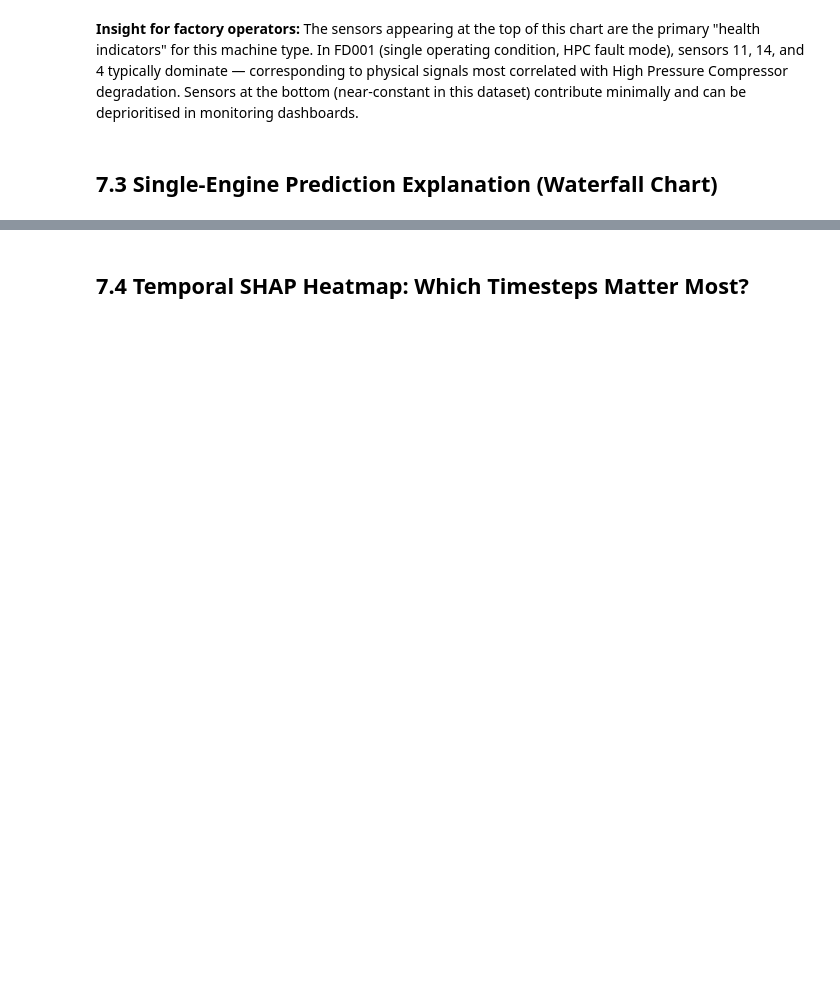
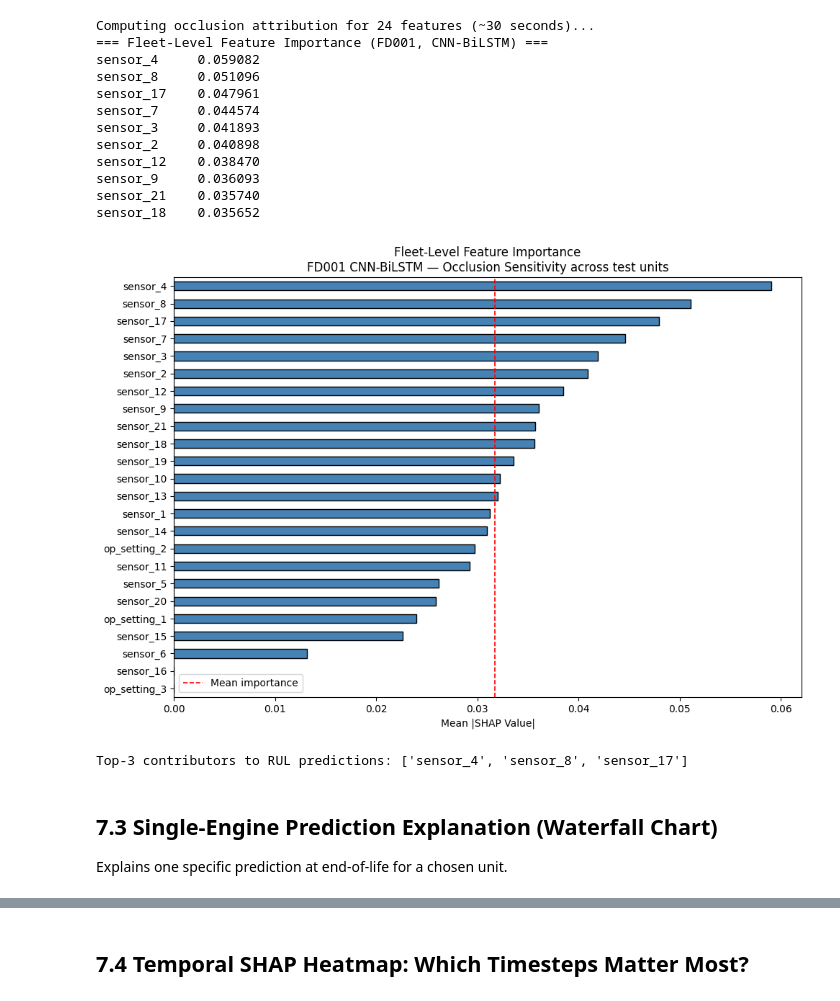
Before and after one commit to SKYTAN-050107/VHack_RUL_Predictions, a Jupyter notebook: notebooks/07_interpretability.ipynb, the cells around one changed output, grey strips where cells are left out. Cells and saved outputs as stored; diff of their text form; code cells hidden in the pictures; blank space fills up the shorter version.

```diff
--- a/notebooks/07_interpretability.ipynb
+++ b/notebooks/07_interpretability.ipynb
@@ -142,9 +240,51 @@ op_setting_3    0.000000e+00
-# %% [markdown]
-**Insight for factory operators:** The sensors appearing at the top of this
-chart are the primary "health indicators" for this machine type. In FD001
-(single operating condition, HPC fault mode), sensors 11, 14, and 4 typically
-dominate — corresponding to physical signals most correlated with High Pressure
-Compressor degradation. Sensors at the bottom (near-constant in this dataset)
-contribute minimally and can be deprioritised in monitoring dashboards.
+# %%
+# ── CELL 6: Fleet-level importance ───────────────────────────────────────────
+SHAP_AVAILABLE_FOR_BILSTM = False   # SHAP incompatible with BiLSTM TensorList ops
+
+if SHAP_AVAILABLE_FOR_BILSTM:
+    shap_vals          = compute_shap_values(explainer, X_test[:100], cnn_model, X_bg)
+    feature_importance = aggregate_shap_by_feature(shap_vals, FEATURE_COLS)
+else:
+    # Occlusion sensitivity — calls model.predict() only, zero registry dependency
+    print('Computing occlusion attribution for 24 features (~30 seconds)...')
+    feature_importance = gradient_attribution(
+        model        = cnn_model,
+        X_input      = X_test,          # all test units
+        feature_cols = FEATURE_COLS,
+        X_background = X_bg,            # use SHAP background as occlusion baseline
+        batch_size   = 128
+    )
+    # feature_importance is already a sorted pd.Series
+
+print('=== Fleet-Level Feature Importance (FD001, CNN-BiLSTM) ===')
+print(feature_importance.head(10).to_string())
+
+fig, ax = plt.subplots(figsize=(10, 7))
+plot_feature_importance(
+    feature_importance,
+    title='Fleet-Level Feature Importance\nFD001 CNN-BiLSTM — Occlusion Sensitivity across test units',
+    ax=ax
+)
+plt.tight_layout()
+plt.show()
+
+top3 = feature_importance.head(3).index.tolist()
+print(f'\nTop-3 contributors to RUL predictions: {top3}')
+# %% [output]
+Computing occlusion attribution for 24 features (~30 seconds)...
+=== Fleet-Level Feature Importance (FD001, CNN-BiLSTM) ===
+sensor_4     0.059082
+sensor_8     0.051096
+sensor_17    0.047961
+sensor_7     0.044574
+sensor_3     0.041893
+sensor_2     0.040898
+sensor_12    0.038470
+sensor_9     0.036093
+sensor_21    0.035740
+sensor_18    0.035652
+[figure, added]
+Top-3 contributors to RUL predictions: ['sensor_4', 'sensor_8', 'sensor_17']
 # %% [markdown]
 ## 7.3 Single-Engine Prediction Explanation (Waterfall Chart)
+Explains one specific prediction at end-of-life for a chosen unit.
```
Also changed, not shown: parts of 23 cells of this notebook, 20 other files.
